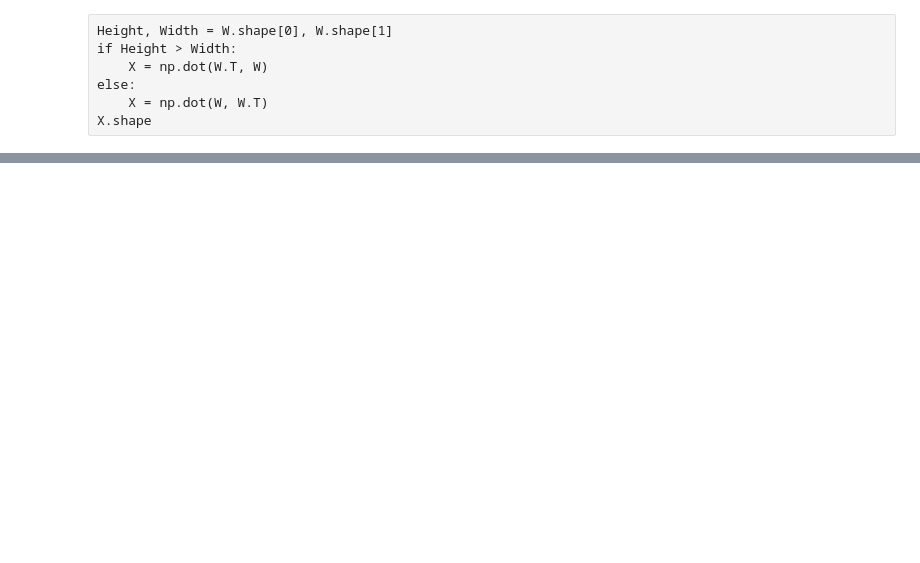
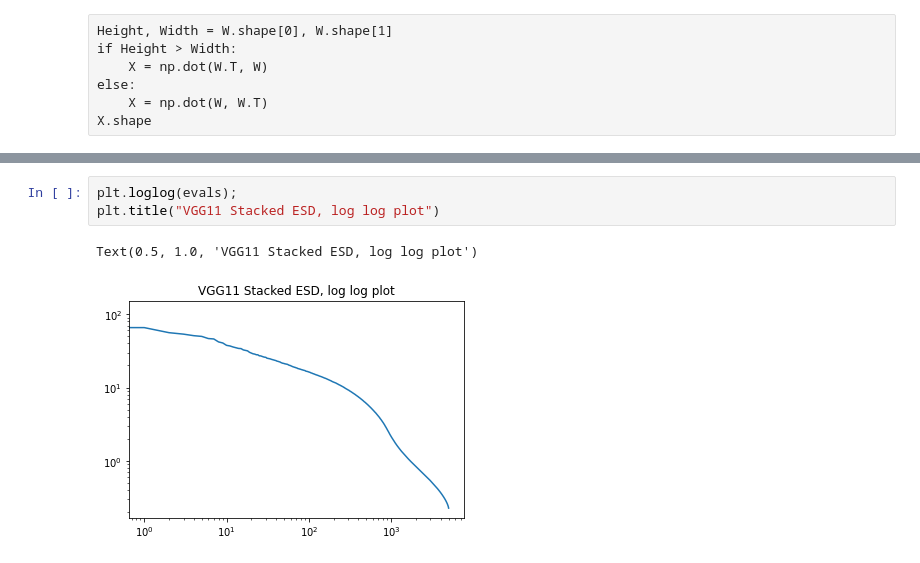
Before and after one commit to CalculatedContent/WeightWatcher, a Jupyter notebook: WWLayerIterator.ipynb, the cells around one changed output, grey strips where cells are left out. Cells and saved outputs as stored; diff of their text form; blank space fills up the shorter version.

```diff
--- a/WWLayerIterator.ipynb
+++ b/WWLayerIterator.ipynb
@@ -252,0 +276,6 @@ plt.hist(evals, bins=100)
+# %%
+plt.loglog(evals);
+plt.title("VGG11 Stacked ESD, log log plot")
+# %% [output]
+Text(0.5, 1.0, 'VGG11 Stacked ESD, log log plot')
+[figure, added]
```
Also changed, not shown: parts of 8 cells of this notebook.
